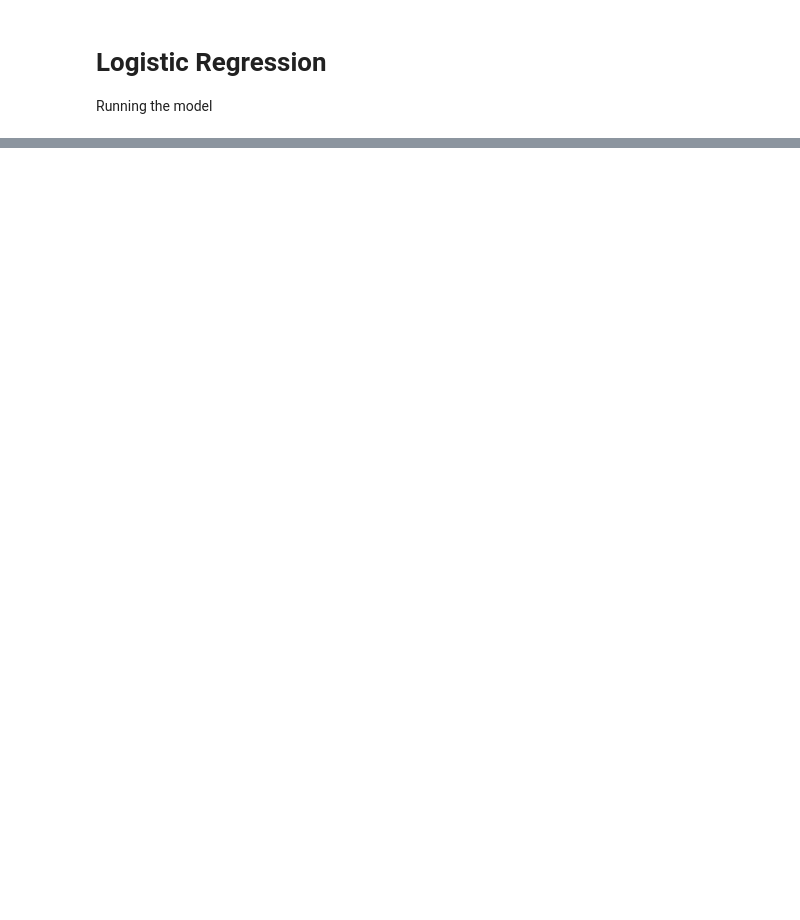
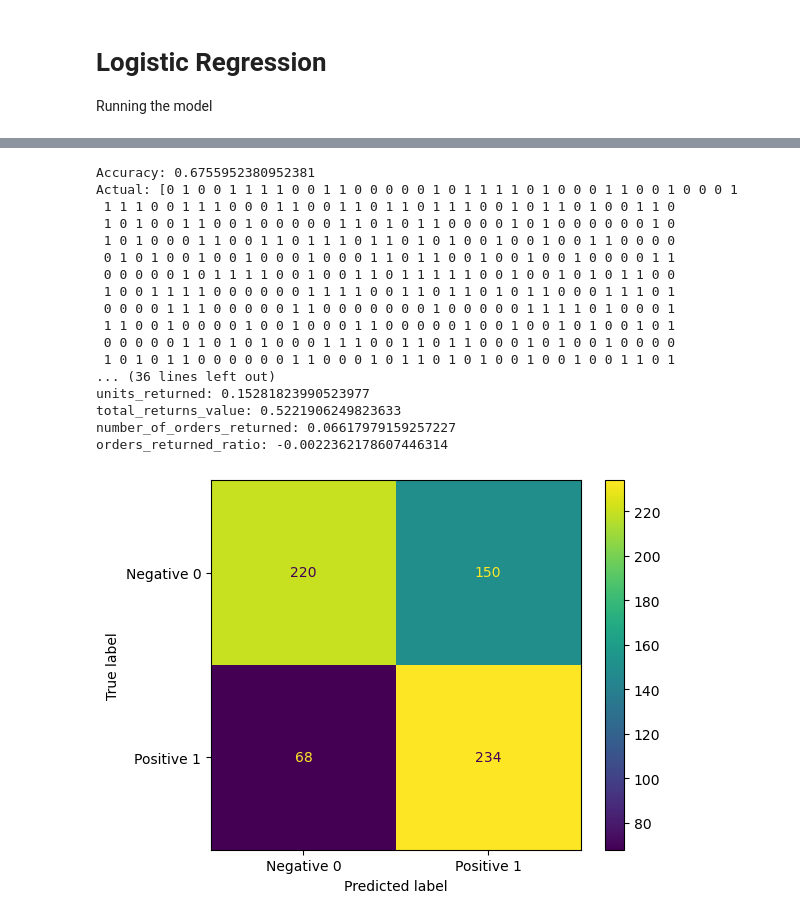
Before and after one commit to Joebrook-123/Online-Retail-Customer-Churn, a Jupyter notebook: Data Processing.ipynb, the cells around one changed output, grey strips where cells are left out. Saved outputs shown, nothing was run; the diff lists cells and outputs as text; code cells hidden in the pictures; blank space fills up the shorter version.

```diff
--- a/Data Processing.ipynb
+++ b/Data Processing.ipynb
@@ -241,0 +292,13 @@ Running the model
+# %%
+poly = PolynomialFeatures(degree=3)
+
+X_train_poly = poly.fit_transform(X_train)
+print(X_train_poly.shape)
+
+X_train_poly = scaler.fit_transform(X_train_poly)
+
+logr_poly = linear_model.LogisticRegression()
+logr_poly.fit(X_train_poly, y_train)
+y_pred_poly = logr_poly.predict(X_train_poly)
+
+evaluate(y_train, y_pred_poly)
@@ -241,0 +331,25 @@ Running the model
+# %%
+X_test_poly = poly.fit_transform(X_test)
+X_test_poly = scaler.fit_transform(X_test_poly)
+y_pred_poly = logr_poly.predict(X_test_poly)
+
+evaluate(y_test, y_pred_poly)
+# %% [output]
+Accuracy: 0.6755952380952381
+Actual: [0 1 0 0 1 1 1 1 0 0 1 1 0 0 0 0 0 1 0 1 1 1 1 0 1 0 0 0 1 1 0 0 1 0 0 0 1
+ 1 1 1 0 0 1 1 1 0 0 0 1 1 0 0 1 1 0 1 1 0 1 1 1 0 0 1 0 1 1 0 1 0 0 1 1 0
+ 1 0 1 0 0 1 1 0 0 1 0 0 0 0 0 1 1 0 1 0 1 1 0 0 0 0 1 0 1 0 0 0 0 0 0 1 0
+ 1 0 1 0 0 0 1 1 0 0 1 1 0 1 1 1 0 1 1 0 1 0 1 0 0 1 0 0 1 0 0 1 1 0 0 0 0
+ 0 1 0 1 0 0 1 0 0 1 0 0 0 1 0 0 0 1 1 0 1 1 0 0 1 0 0 1 0 0 1 0 0 0 0 1 1
+ 0 0 0 0 0 1 0 1 1 1 1 0 0 1 0 0 1 1 0 1 1 1 1 1 0 0 1 0 0 1 0 1 0 1 1 0 0
+ 1 0 0 1 1 1 1 0 0 0 0 0 0 1 1 1 1 0 0 1 1 0 1 1 0 1 0 1 1 0 0 0 1 1 1 0 1
+ 0 0 0 0 1 1 1 0 0 0 0 0 1 1 0 0 0 0 0 0 0 1 0 0 0 0 0 1 1 1 1 0 1 0 0 0 1
+ 1 1 0 0 1 0 0 0 0 1 0 0 1 0 0 0 1 1 0 0 0 0 0 1 0 0 1 0 0 1 0 1 0 0 1 0 1
+ 0 0 0 0 0 1 1 0 1 0 1 0 0 0 1 1 1 0 0 1 1 0 1 1 0 0 0 1 0 1 0 0 1 0 0 0 0
+ 1 0 1 0 1 1 0 0 0 0 0 0 1 1 0 0 0 1 0 1 1 0 1 0 1 0 0 1 0 0 1 0 0 1 1 0 1
+... (36 lines left out)
+units_returned: 0.15281823990523977
+total_returns_value: 0.5221906249823633
+number_of_orders_returned: 0.06617979159257227
+orders_returned_ratio: -0.0022362178607446314
+[figure, added]
```
Also changed, not shown: parts of 6 cells of this notebook.
